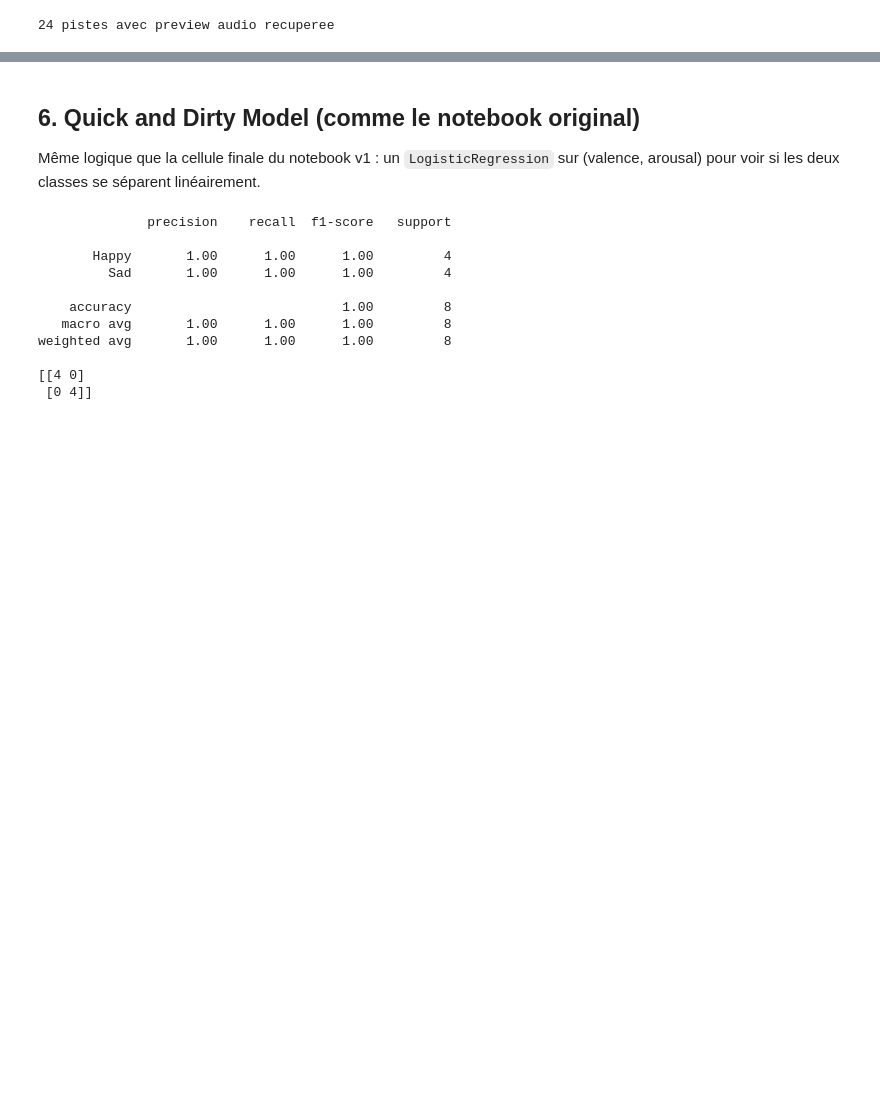
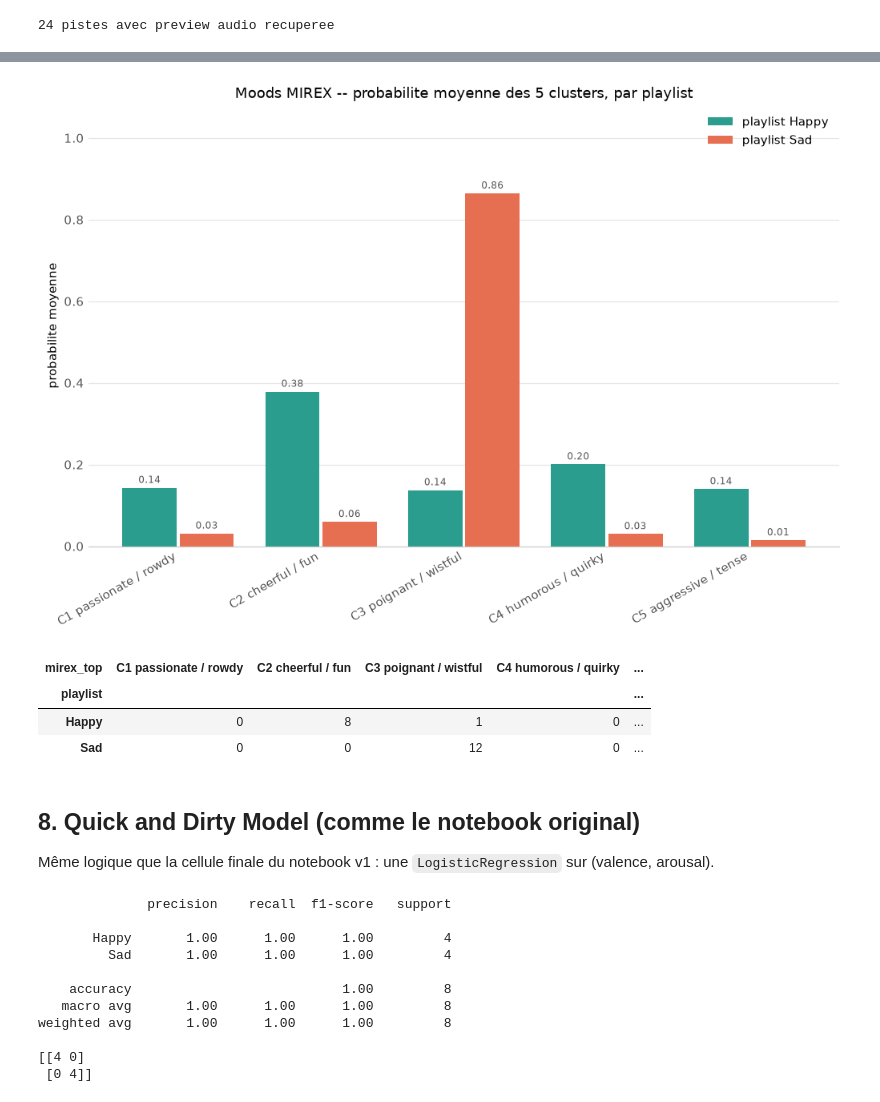
Before and after one commit to sdp92-hub/Moods-Happy-and-Sad-Clusters, a Jupyter notebook: Moods - Happy and Sad Clusters (v2 - Essentia+iTunes prototype).ipynb, the cells around one changed output, grey strips where cells are left out. Drawn from its saved outputs; the diff is of its cells as text; code cells hidden in the pictures; blank space fills up the shorter version.

```diff
--- a/Moods - Happy and Sad Clusters (v2 - Essentia+iTunes prototype).ipynb
+++ b/Moods - Happy and Sad Clusters (v2 - Essentia+iTunes prototype).ipynb
@@ -209,8 +347,21 @@ plt.show()
+# %%
+grouped_bars(MIREX_COLS,
+             "Moods MIREX -- probabilite moyenne des 5 clusters, par playlist",
+             xlabel_rot=30, figsize=(11, 6.5))
+# %% [output]
+[figure, added]
+# %%
+# Cluster dominant de chaque morceau, croisé avec la playlist d'origine
+pd.crosstab(df["playlist"], df["mirex_top"]).reindex(columns=MIREX_COLS, fill_value=0)
+# %% [output]
+| mirex_top | C1 passionate / rowdy | C2 cheerful / fun | C3 poignant / wistful | C4 humorous / quirky | ... |
+| playlist |  |  |  |  | ... |
+| Happy | 0 | 8 | 1 | 0 | ... |
+| Sad | 0 | 0 | 12 | 0 | ... |
 # %% [markdown]
-## 6. Quick and Dirty Model (comme le notebook original)
+## 8. Quick and Dirty Model (comme le notebook original)
 
-Même logique que la cellule finale du notebook v1 : un `LogisticRegression` sur (valence, arousal)
-pour voir si les deux classes se séparent linéairement.
+Même logique que la cellule finale du notebook v1 : une `LogisticRegression` sur (valence, arousal).
 # %%
 X = df[["valence", "arousal"]]
 y = df["playlist"]
```
Also changed, not shown: parts of 24 cells of this notebook, 1 other file.
